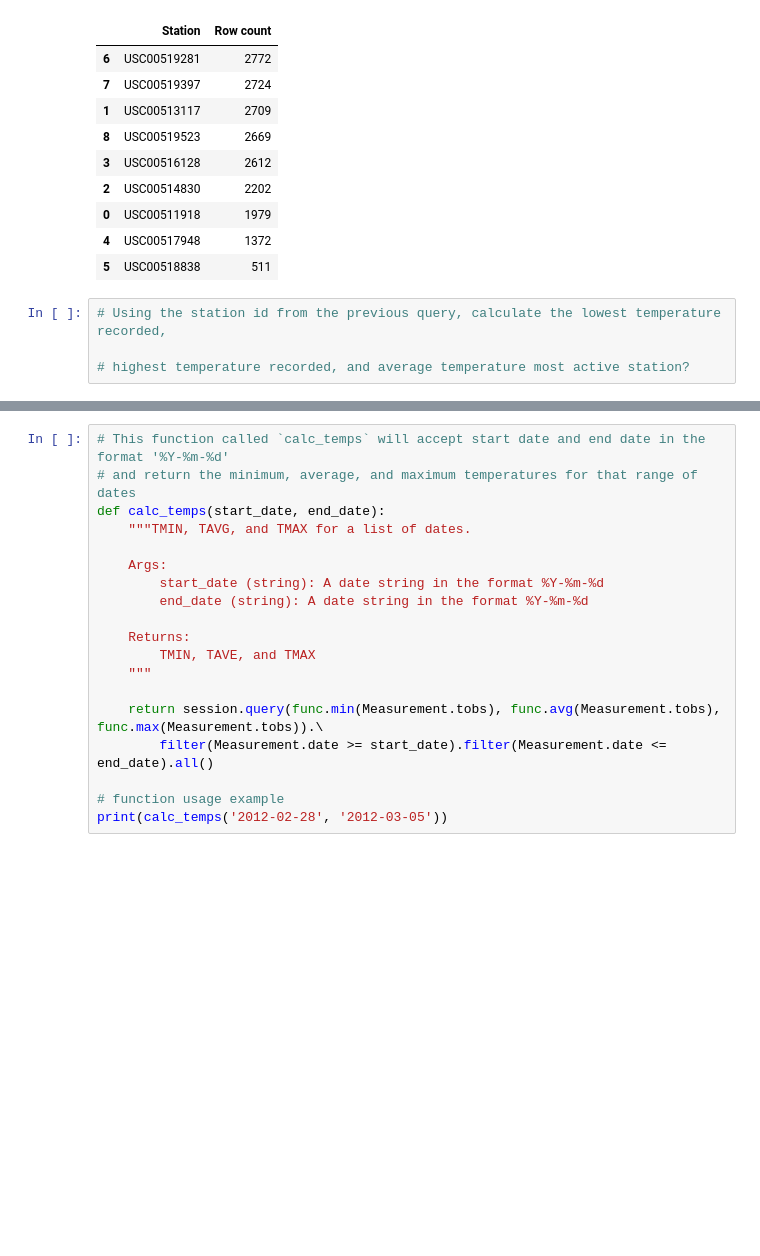
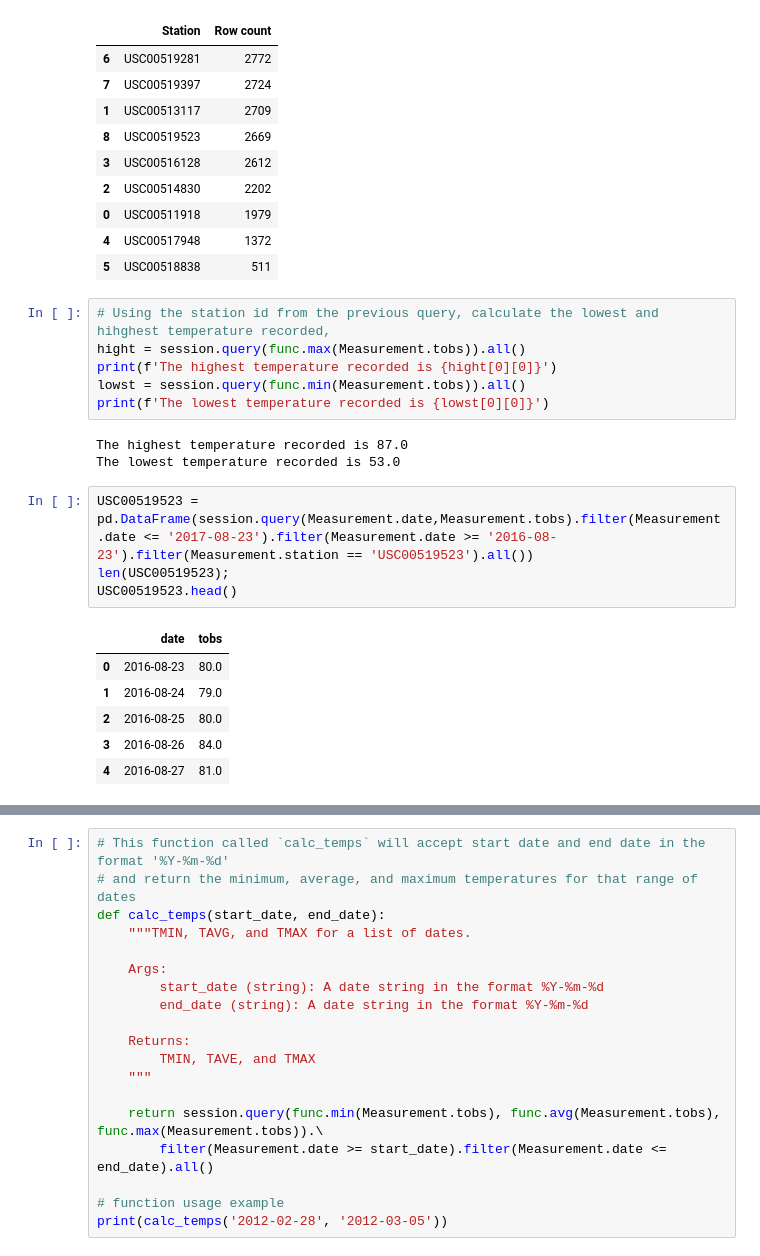
Before and after one commit to Santiago-FR/SQLAlchemy-homework, a Jupyter notebook: Climate_santiago_hw.ipynb, the cells around one changed output, grey strips where cells are left out. Saved outputs shown, nothing was run; the diff lists cells and outputs as text; blank space fills up the shorter version.

```diff
--- a/Climate_santiago_hw.ipynb
+++ b/Climate_santiago_hw.ipynb
@@ -137,8 +135,24 @@ most_active_stations.sort_values(by='Row count', ascending=False)
 | 4 | USC00517948 | 1372 |
 | 5 | USC00518838 | 511 |
 # %%
-# Using the station id from the previous query, calculate the lowest temperature recorded,
-
-# highest temperature recorded, and average temperature most active station?
+# Using the station id from the previous query, calculate the lowest and hihghest temperature recorded,
+hight = session.query(func.max(Measurement.tobs)).all()
+print(f'The highest temperature recorded is {hight[0][0]}')
+lowst = session.query(func.min(Measurement.tobs)).all()
+print(f'The lowest temperature recorded is {lowst[0][0]}')
+# %% [output]
+The highest temperature recorded is 87.0
+The lowest temperature recorded is 53.0
+# %%
+USC00519523 = pd.DataFrame(session.query(Measurement.date,Measurement.tobs).filter(Measurement.date <= '2017-08-23').filter(Measurement.date >= '2016-08-23').filter(Measurement.station == 'USC00519523').all())
+len(USC00519523);
+USC00519523.head()
+# %% [output]
+|  | date | tobs |
+| 0 | 2016-08-23 | 80.0 |
+| 1 | 2016-08-24 | 79.0 |
+| 2 | 2016-08-25 | 80.0 |
+| 3 | 2016-08-26 | 84.0 |
+| 4 | 2016-08-27 | 81.0 |
 # %%
 # Choose the station with the highest number of temperature observations.
```
Also changed, not shown: parts of 8 cells of this notebook.
